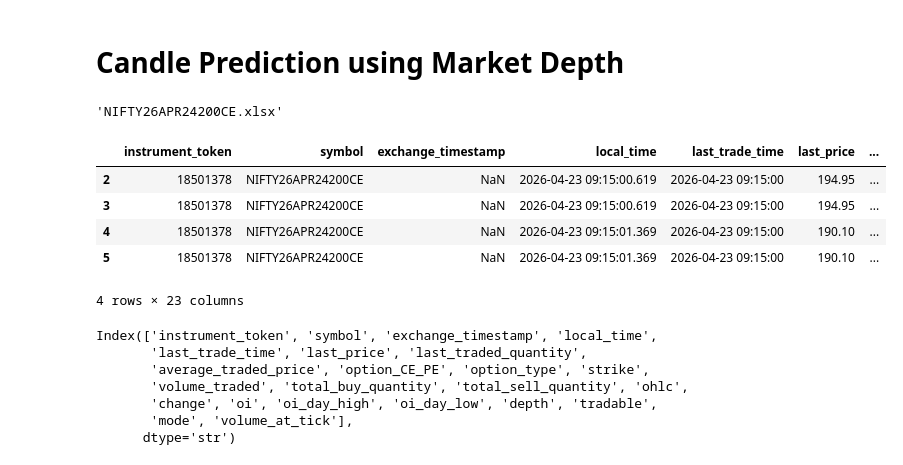
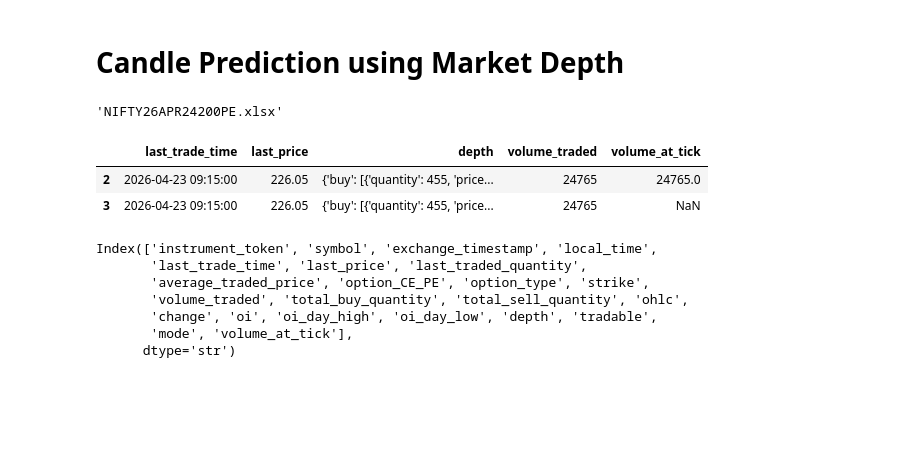
Before and after one commit to bhattacharjeeajay12/trading, a Jupyter notebook: strategies_dev/MovementPrediction.ipynb, the cells around one changed output. Drawn from its saved outputs; the diff is of its cells as text; code cells hidden in the pictures; blank space fills up the shorter version.

```diff
--- a/strategies_dev/MovementPrediction.ipynb
+++ b/strategies_dev/MovementPrediction.ipynb
@@ -8,7 +8,7 @@ from dev.utils import resample_fractional_minute, apply_trailing_logic, generate
 # %%
 # ---- Input ------
 date_ = "23APR2026"
-file_name = "NIFTY26APR24200CE.xlsx"
+file_name = "NIFTY26APR24200PE.xlsx"
 
 file_path = Path(fr"D:\Study\Programs\trading\assets\logs\{date_}\extracted_symbols\{file_name}")
 df = pd.read_excel(file_path)
@@ -19,8 +19,8 @@ if "PE" in file_name or "CE" in file_name:
     # 1. Calculate the basic difference between rows
     df["volume_at_tick"] = df["volume_traded"].diff()
     df.loc[df["volume_at_tick"] == 0, "volume_at_tick"] = np.nan
-    df["volume_at_tick"] = df["volume_at_tick"].ffill()
-    df["volume_at_tick"] = df["volume_at_tick"].fillna(0)
+    # df["volume_at_tick"] = df["volume_at_tick"].ffill()
+    # df["volume_at_tick"] = df["volume_at_tick"].fillna(0)
 else:
     col_name = "local_time"
 
@@ -30,16 +30,13 @@ df = df[df[col_name].dt.date == target_date]
 # %%
 file_name
 # %% [output]
-'NIFTY26APR24200CE.xlsx'
+'NIFTY26APR24200PE.xlsx'
 # %%
-df.head(4)
+df[["last_trade_time", "last_price", "depth", "volume_traded", "volume_at_tick"]].head(2)
 # %% [output]
-|  | instrument_token | symbol | exchange_timestamp | local_time | last_trade_time | last_price | ... |
-| 2 | 18501378 | NIFTY26APR24200CE | NaN | 2026-04-23 09:15:00.619 | 2026-04-23 09:15:00 | 194.95 | ... |
-| 3 | 18501378 | NIFTY26APR24200CE | NaN | 2026-04-23 09:15:00.619 | 2026-04-23 09:15:00 | 194.95 | ... |
-| 4 | 18501378 | NIFTY26APR24200CE | NaN | 2026-04-23 09:15:01.369 | 2026-04-23 09:15:00 | 190.10 | ... |
-| 5 | 18501378 | NIFTY26APR24200CE | NaN | 2026-04-23 09:15:01.369 | 2026-04-23 09:15:00 | 190.10 | ... |
+|  | last_trade_time | last_price | depth | volume_traded | volume_at_tick |
+| 2 | 2026-04-23 09:15:00 | 226.05 | {'buy': [{'quantity': 455, 'price... | 24765 | 24765.0 |
+| 3 | 2026-04-23 09:15:00 | 226.05 | {'buy': [{'quantity': 455, 'price... | 24765 | NaN |
-4 rows × 23 columns
 # %%
 # ---- Input ------
 N = 6
```
Also changed, not shown: parts of 32 cells of this notebook, 6 other files.
